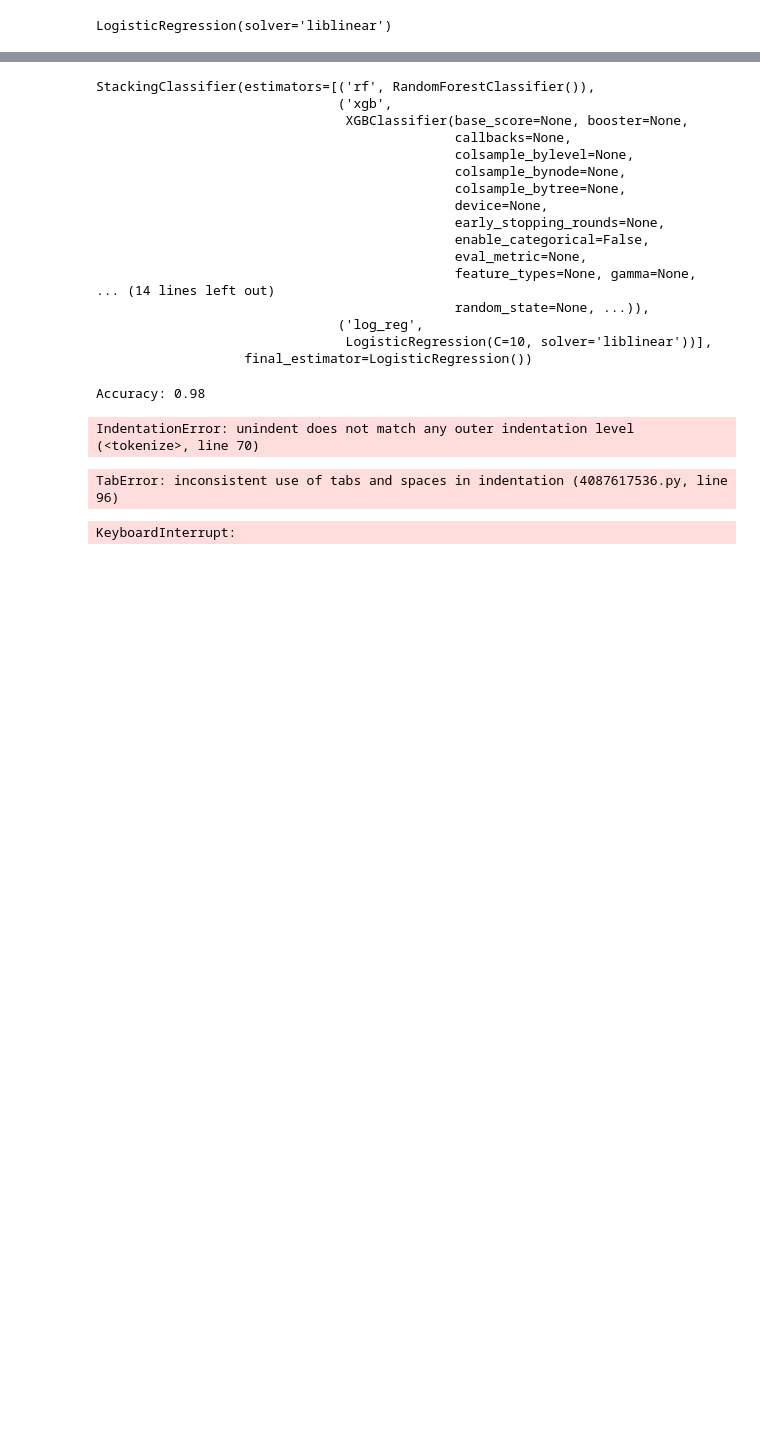
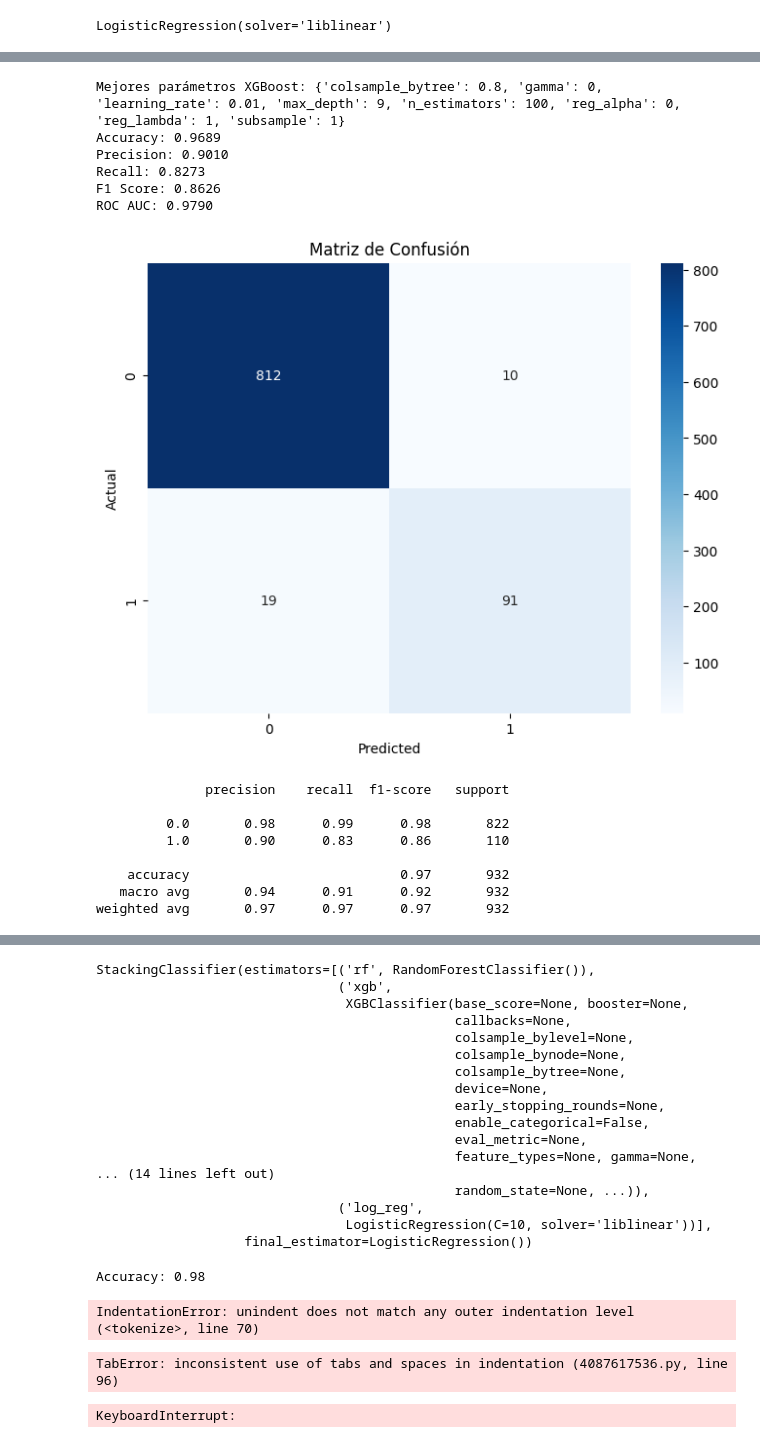
Before and after one commit to CristhianLaines/Tesis-LM-2024-UPC, a Jupyter notebook: MODELO/GENERAL/notebooks.ipynb, the cells around one changed output, grey strips where cells are left out. Saved outputs shown, nothing was run; the diff lists cells and outputs as text; code cells hidden in the pictures; blank space fills up the shorter version.

```diff
--- a/MODELO/GENERAL/notebooks.ipynb
+++ b/MODELO/GENERAL/notebooks.ipynb
@@ -1287,0 +1329,65 @@ Parameters: { "objectives" } are not used.
+# %%
+from xgboost import XGBClassifier
+from sklearn.model_selection import GridSearchCV
+from sklearn.metrics import accuracy_score, precision_score, recall_score, f1_score, roc_auc_score, confusion_matrix, classification_report
+import matplotlib.pyplot as plt
+import seaborn as sns
+import pandas as pd
+
+# Separar los datos en conjunto de entrenamiento y prueba
+x_train, x_test, y_train, y_test = train_test_split(x, y, test_size=0.2, random_state=0)
+
+# Definir el modelo de XGBoost
+xgb = XGBClassifier(objective='binary:logistic', eval_metric='auc', use_label_encoder=False)
+
+# Definir los hiperparámetros a tunear
+param_grid_xgb = {
+    'n_estimators': [100, 200, 300],
+    'max_depth': [3, 6, 9],
+    'learning_rate': [0.01, 0.1, 0.2],
+    'subsample': [0.8, 1],
+    'colsample_bytree': [0.8, 1],
+    'gamma': [0, 0.1, 0.5],
+    'reg_alpha': [0, 0.01, 0.1],
+    'reg_lambda': [1, 1.5, 2]
+}
+
+# Implementar GridSearchCV para encontrar los mejores parámetros
+grid_xgb = GridSearchCV(estimator=xgb, param_grid=param_grid_xgb, cv=5, n_jobs=-1, verbose=1, scoring='accuracy')
+grid_xgb.fit(x_train, y_train)
+
+# Obtener los mejores parámetros y ajustar el modelo con ellos
+best_xgb = grid_xgb.best_estimator_
+print("Mejores parámetros XGBoost:", grid_xgb.best_params_)
+
+# Predecir con el modelo ajustado con los mejores parámetros
+y_pred_xgb = best_xgb.predict(x_test)
+y_pred_xgb_proba = best_xgb.predict_proba(x_test)[:, 1]
+
+# Calcular las métricas
+accuracy = accuracy_score(y_test, y_pred_xgb)
+precision = precision_score(y_test, y_pred_xgb)
+recall = recall_score(y_test, y_pred_xgb)
+f1 = f1_score(y_test, y_pred_xgb)
+roc_auc = roc_auc_score(y_test, y_pred_xgb_proba)
+
+# Imprimir las métricas
+print(f'Accuracy: {accuracy:.4f}')
+print(f'Precision: {precision:.4f}')
+print(f'Recall: {recall:.4f}')
+print(f'F1 Score: {f1:.4f}')
+print(f'ROC AUC: {roc_auc:.4f}')
+
+# Mostrar la matriz de confusión
+conf_matrix = confusion_matrix(y_test, y_pred_xgb)
+plt.figure(figsize=(8, 6))
+sns.heatmap(conf_matrix, annot=True, fmt='d', cmap='Blues')
+plt.title('Matriz de Confusión')
+plt.xlabel('Predicted')
+plt.ylabel('Actual')
+plt.savefig('confusion_matrix.png')
+plt.show()
+
+# Reporte de clasificación
+print(classification_report(y_test, y_pred_xgb))
+# %% [output]
@@ -1287,0 +1398,15 @@ Parameters: { "objectives" } are not used.
+Mejores parámetros XGBoost: {'colsample_bytree': 0.8, 'gamma': 0, 'learning_rate': 0.01, 'max_depth': 9, 'n_estimators': 100, 'reg_alpha': 0, 'reg_lambda': 1, 'subsample': 1}
+Accuracy: 0.9689
+Precision: 0.9010
+Recall: 0.8273
+F1 Score: 0.8626
+ROC AUC: 0.9790
+[figure, added]
+              precision    recall  f1-score   support
+
+         0.0       0.98      0.99      0.98       822
+         1.0       0.90      0.83      0.86       110
+
+    accuracy                           0.97       932
+   macro avg       0.94      0.91      0.92       932
+weighted avg       0.97      0.97      0.97       932
```
Also changed, not shown: parts of 27 cells of this notebook, 4 other files.
